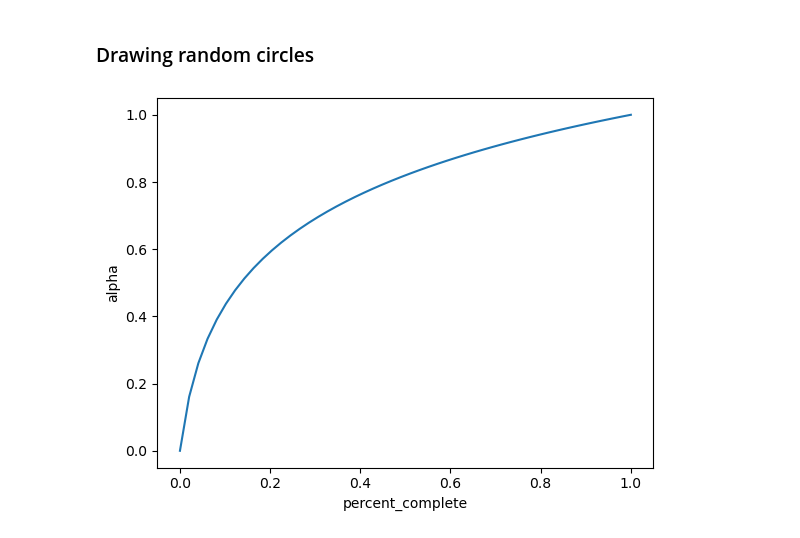
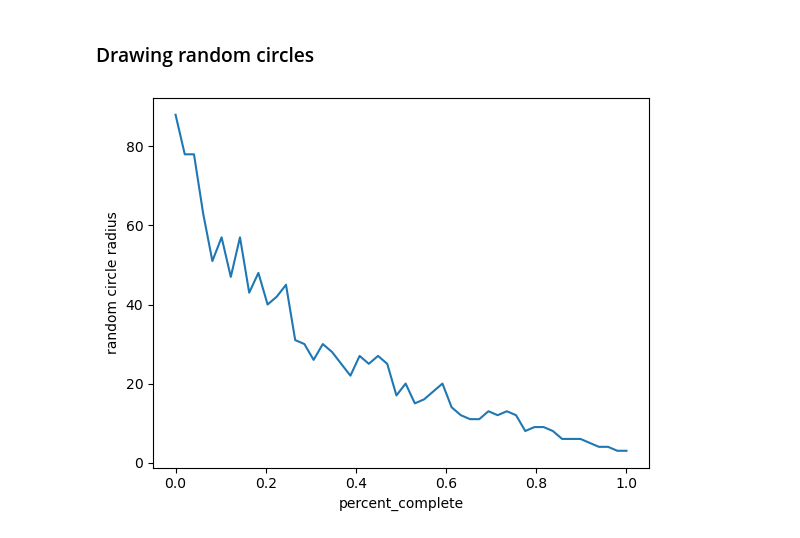
Before and after one commit to alex-b1729/hill-climbing-art, a Jupyter notebook: hill_climbing_notes.ipynb, the cells around one changed output. Drawn from its saved outputs; the diff is of its cells as text; code cells hidden in the pictures.

```diff
--- a/hill_climbing_notes.ipynb
+++ b/hill_climbing_notes.ipynb
@@ -3 +9,7 @@
+# %%
+SAVE_FIGS = True
+
+SEED = 1111
+random.seed(SEED)
+np.random.seed(SEED)
 # %%
@@ -127,15 +114,14 @@ def alpha_func(x: float) -> float:
 def loglike(x: float, stretch: int = 40) -> float:
     return np.log((x * stretch) + 1) / np.log(stretch + 1)
 # %%
-import matplotlib.pyplot as plt
-
 x = np.linspace(0, 1)
-y = loglike(x)
+y = [choose_circle_radius(_x) for _x in x]
 
 plt.plot(x, y)
 plt.xlabel('percent_complete')
-plt.ylabel('alpha')
-plt.savefig('images/alpha.jpg')
+plt.ylabel('random circle radius')
+if SAVE_FIGS:
+    plt.savefig('images/circle_radius.jpg')
 plt.show()
 # %% [output]
-[figure, old version]
+[figure, new version]
```
Also changed, not shown: parts of 21 cells of this notebook, 9 other files.
